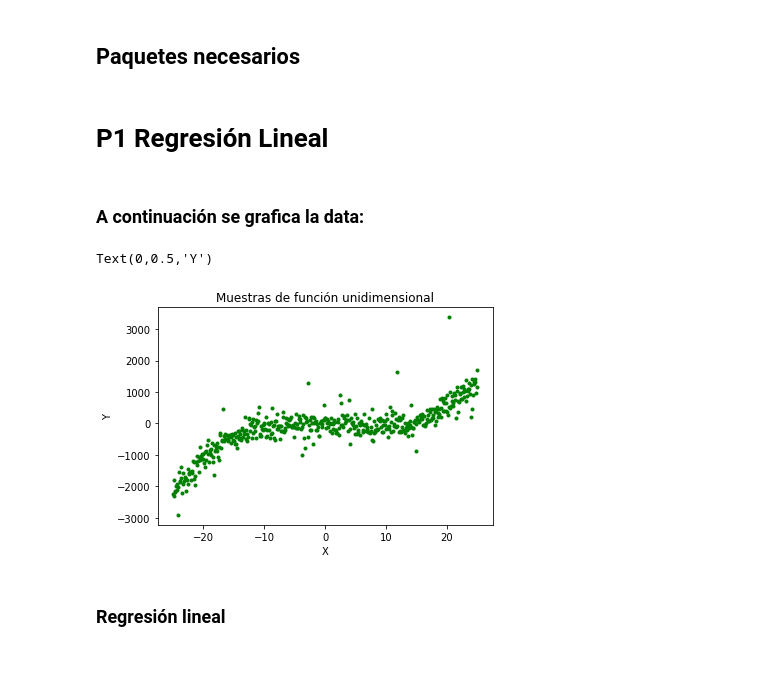
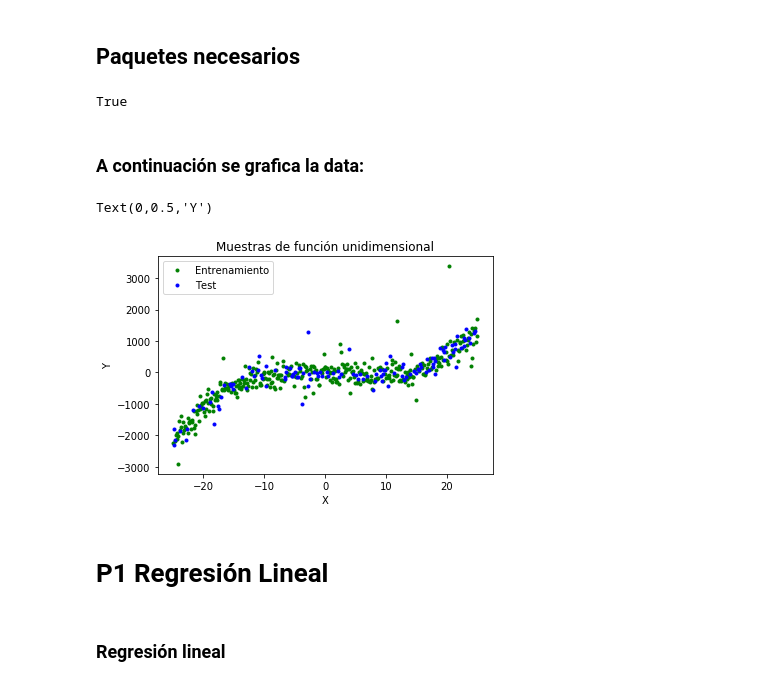
Before and after one commit to martinKindall/aprendizaje_bayesiano, a Jupyter notebook: Tarea1/tarea1_martin_cornejo.ipynb, the cells around one changed output. Cells and saved outputs as stored; diff of their text form; code cells hidden in the pictures.

```diff
--- a/Tarea1/tarea1_martin_cornejo.ipynb
+++ b/Tarea1/tarea1_martin_cornejo.ipynb
@@ -14,5 +14,31 @@ import numpy as np
 import matplotlib.pyplot as plt
 import matplotlib as mpl
 import pdb
+# %%
+data = np.genfromtxt('data_out.txt', delimiter=' ')
+#x = data[:,0]
+#y = data[:,1]
+
+np.random.shuffle(data)
+training, test = data[:375,:], data[375:,:]
+
+#pdb.set_trace()
+True
+# %% [output]
+True
+# %% [markdown]
+### A continuación se grafica la data:
+# %%
+#mpl.rcParams['figure.figsize'] = (3,3)
+plt.figure()
+plt.plot(training[:,0],training[:,1], 'g.')
+plt.plot(test[:,0],test[:,1], 'b.')
+plt.title("Muestras de función unidimensional")
+plt.legend(["Entrenamiento", "Test"])
+plt.xlabel("X")
+plt.ylabel("Y")
+# %% [output]
+Text(0,0.5,'Y')
+[figure, added]
 # %% [markdown]
 # P1 Regresión Lineal
@@ -23,15 +45,3 @@ y = data[:,1]
-# %% [markdown]
-### A continuación se grafica la data:
-# %%
-#mpl.rcParams['figure.figsize'] = (3,3)
-plt.figure()
-plt.plot(x,y, 'g.')
-plt.title("Muestras de función unidimensional")
-plt.xlabel("X")
-plt.ylabel("Y")
-# %% [output]
-Text(0,0.5,'Y')
-[figure, removed]
 # %% [markdown]
 ### Regresión lineal
 # %% [markdown]
```
Also changed, not shown: parts of 8 cells of this notebook.
